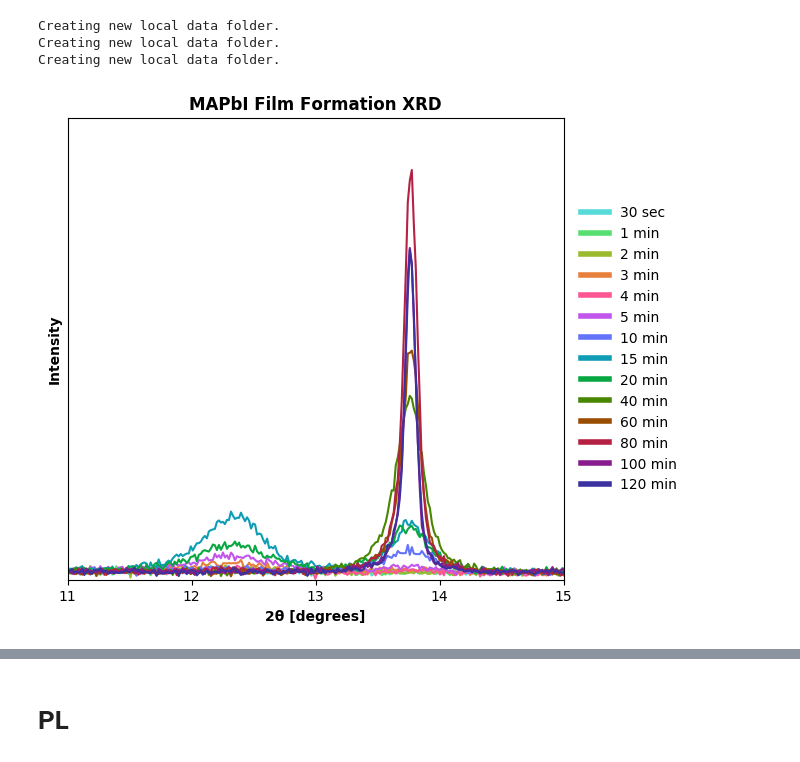
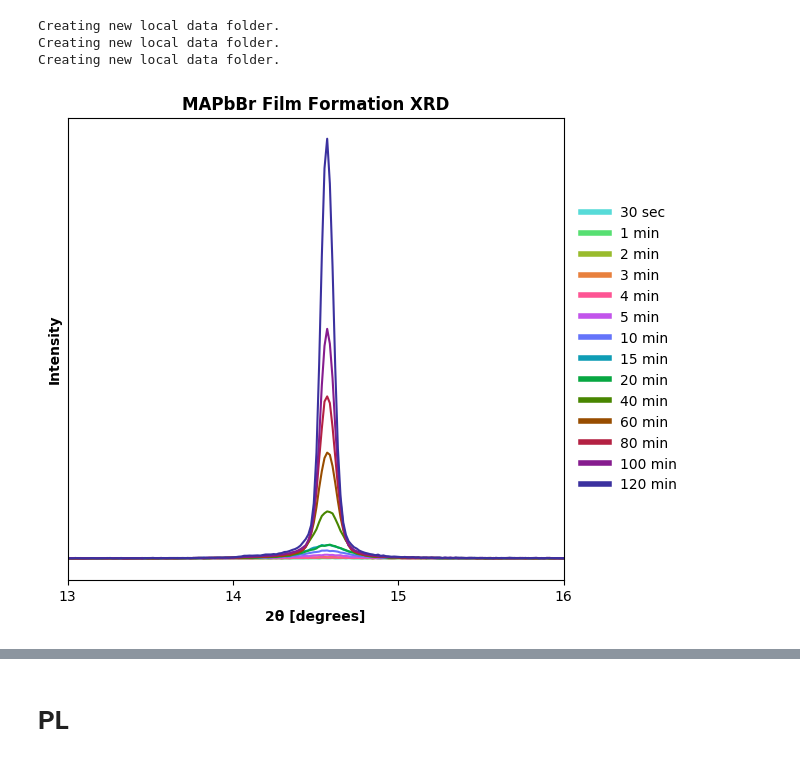
Before and after one commit to tomasbar/sciencetools_py, a Jupyter notebook: MAPbBr FF.ipynb, the cells around one changed output, grey strips where cells are left out. Saved outputs shown, nothing was run; the diff lists cells and outputs as text; code cells hidden in the pictures.

```diff
--- a/MAPbBr FF.ipynb
+++ b/MAPbBr FF.ipynb
@@ -33,9 +33,9 @@ importlib.reload(import_data)
 XRD_data = {}
 
 samples_dir = {
-    "etb046": "190722 ETB-046 MAPbI on glass FF/",
-    "etb047": "190903 ETB-047 MAPbI on glass FF/",
-    "etb048": "190904 ETB-048 MAPbI on glass FF/",
+    "etb049": "190911 ETB-049 MAPbBr on glass FF/",
+    "etb050": "191029 ETB-050 MAPbBr on glass FF/",
+    "etb051": "191030 ETB-051 MAPbBr on glass FF/",
 }
 
 for run_ID in samples_dir.keys():
@@ -73,37 +73,39 @@ for sample_ID in master_cypher:
         if sample_ID in XRD_data[run_ID].keys():
             samplemax = max(np.log10(XRD_data[run_ID][sample_ID]["counts"]))
 
             if "min" in sample_ID:
                 lbl = sample_ID.replace("min", " min")
             elif "sec" in sample_ID:
                 lbl = sample_ID.replace("sec", " sec")
 
             plt.figure(1)
             plt.plot(XRD_data[run_ID][sample_ID]["2theta"], XRD_data[run_ID][sample_ID]["counts"],
                      label=lbl)
 
 #             offset += samplemax
 
 plt.style.use('default')
 sns.set_palette(sns.cubehelix_palette(14, rot=4, hue=2, light=0.7, dark=0.25))
 
 
 plt.xlabel("2θ [degrees]", weight="semibold")
 plt.ylabel("Intensity", weight="semibold")
 
-plt.xlim(11, 15)
-plt.ylim(2, 105)
+# plt.xlim(11, 15)
+plt.xlim(13, 16)
+
+# plt.ylim(2, 105)
 
 # fig_ax.set_yticklabels([])
 plt.yticks([])
-plt.xticks(range(11, 16, 1))
-fig_ax.yaxis.set_minor_formatter(matplotlib.ticker.NullFormatter())
+plt.xticks(range(13, 17, 1))
+# fig_ax.yaxis.set_minor_formatter(matplotlib.ticker.NullFormatter())
 
-plt.title("MAPbI Film Formation XRD",weight="semibold")
+plt.title("MAPbBr Film Formation XRD",weight="semibold")
 
 leg = plt.legend(loc='center left', bbox_to_anchor=(1.01, 0,.22,1),mode='expand', frameon=False)
 for i in leg.legendHandles:
     i.set_linewidth(4)
 # %% [output]
-[figure, old version]
+[figure, new version]
 # %%
```
Also changed, not shown: parts of 3 cells of this notebook, 47 other files.
